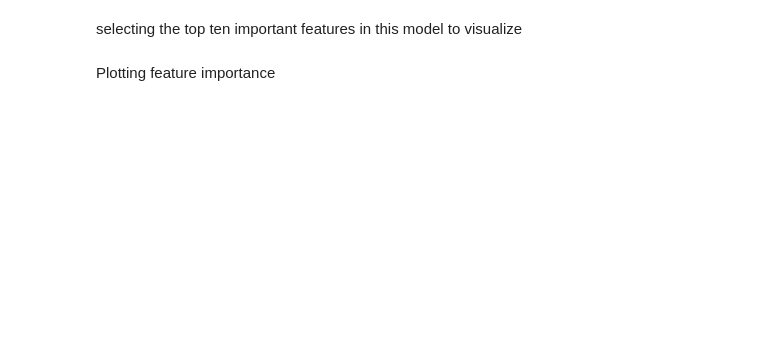
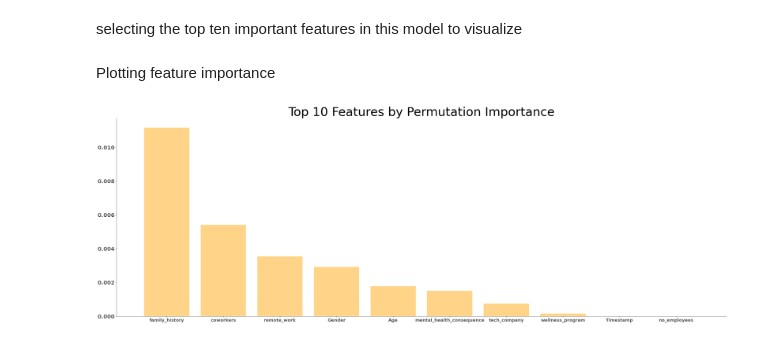
Before and after one commit to michellejc/ML_Lab_FinalProject, a Jupyter notebook: Modeling_Notebook.ipynb, the cells around one changed output. Cells and saved outputs as stored; diff of their text form; code cells hidden in the pictures; blank space fills up the shorter version.

```diff
--- a/Modeling_Notebook.ipynb
+++ b/Modeling_Notebook.ipynb
@@ -181,22 +183,23 @@ ROC scores 0.87 with a standard deviation of 0.03
 Candidate 2: RidgeClassifier
 ---
 # %%
-hyperparameters = {'classifier__alpha': [1.0, 2,3,4,5],
-                    'classifier__class_weight': [None, 'balanced'],
-                    'classifier__copy_X': [True, False],
-                    'classifier__normalize': [False, True],
-                    'classifier__solver': ['auto', 'svd', 'cholesky', 'lsqr', 'sparse_cg', 'sag', 'saga']}
+hyperparameters = {'classifier__alpha': [1.0, 2,3,4,5],                          # regularization strength
+                    'classifier__class_weight': [None, 'balanced'],              # weights associated to each class (for balancing imbalanced datasets)
+                    'classifier__copy_X': [True, False],                         # if True X is copied
+                    'classifier__normalize': [False, True],                      # if true regressors are normalized before regression
+                    'classifier__solver': ['auto', 'svd', 'cholesky', 'lsqr', 'sparse_cg', 'sag', 'saga']}   # solver used in computational routines
 
 pipe = Pipeline([('preprocessing', preprocessing),
                  ('classifier',  RidgeClassifier())])
 
 
 clf_rand_cv = RandomizedSearchCV(estimator=pipe,
-                              param_distributions=hyperparameters,
-                              n_iter=25,
-                              cv=5,
-                              n_jobs=-1,
-                              verbose=False)
+                                  scoring ='f1',
+                                  param_distributions=hyperparameters,
+                                  n_iter=25,
+                                  cv=5,
+                                  n_jobs=-1,
+                                  verbose=False)
 
 best_model_ridge = clf_rand_cv.fit(X_train_main, y_train_main)
 # %%
@@ -289,15 +321,17 @@ Plotting feature importance
 # %%
 fig, ax = plt.subplots(figsize=(45,15))
 
 plt.bar(importances_df['feature'], importances_df['importance'], color='#ffd488')
 
 ax.spines['top'].set_visible(False)
 ax.spines['right'].set_visible(False)
 
 ax.set_title("Top 10 Features by Permutation Importance", fontsize=50)
-ax.set_xticklabels(importances_df['feature'], fontsize = '22', color = '#525252', fontweight='bold')
+ax.set_xticklabels(importances_df['feature'], fontsize = '18', color = '#525252', fontweight='bold')
 ax.set_yticklabels(importances_df['importance'], fontsize = '22', color = '#525252', fontweight = 'bold')
 
 ax.yaxis.set_major_formatter(FormatStrFormatter('%.3f'))
 
 plt.show()
+# %% [output]
+[figure, added]
```
Also changed, not shown: parts of 21 cells of this notebook.
